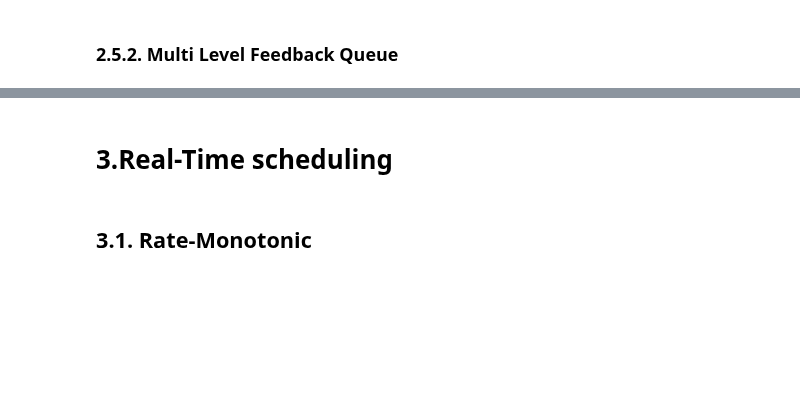
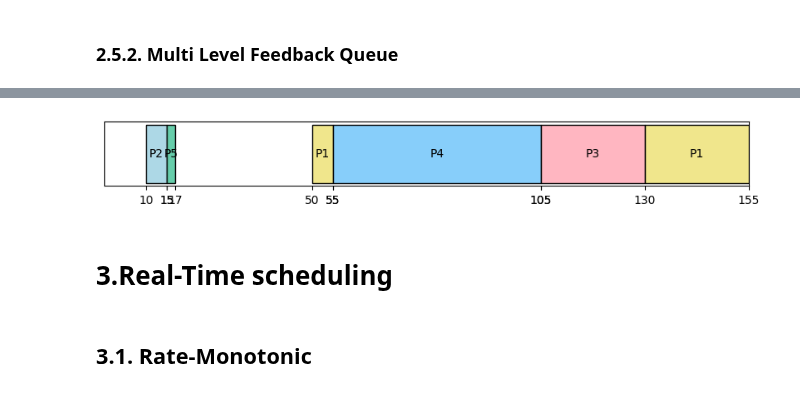
Before and after one commit to jiho264/2023os, a Jupyter notebook: homework01/homework01.ipynb, the cells around one changed output, grey strips where cells are left out. Drawn from its saved outputs; the diff is of its cells as text; code cells hidden in the pictures; blank space fills up the shorter version.

```diff
--- a/homework01/homework01.ipynb
+++ b/homework01/homework01.ipynb
@@ -853,0 +868,83 @@ ALL EXIT  GOOD JOB!!!
+# %%
+def Multi_level_queue(_list):
+    _order = []
+
+    _list = sorted(_list, key=lambda x: x['Priority'])
+    # 서로다른 priority 갯수 세기
+    _unique_priorities = set()
+    for process in _list:
+        _unique_priorities.add(process['Priority'])
+    # index 나중에 필요해서 list로 전환
+    _unique_priorities = list(_unique_priorities)
+    # create level empty queue
+    _level = []
+    for i in range(len(_unique_priorities)):
+        _level.append([])
+    # 동일 레벨 갯수대로 각각 level_queue 생성하기
+    for _target_priority in _unique_priorities:
+        for i in range(len(_list)):
+            if (_list[i]['Priority'] == _target_priority):
+                _level[_unique_priorities.index(
+                    _target_priority)].append(_list[i])
+    # create complete level queue
+    # print(_level)
+    #####################################################################
+    # 각자 레벨에서 각기 다른 방식으로 스케쥴링 된 것들이, 선점형 우선순위 스케쥴링 되어야함.
+    # each level scheduling
+    _level_complete = []
+    for i in range(len(_unique_priorities)):
+        if (i == 0):
+            _level_complete.append(Priority_RR(_level[i], False))
+        elif (i == 1):
+            _level_complete.append(RR(_level[i], False))
+        elif (i == 2):
+            _level_complete.append(Preemptive_SRJF(_level[i], False))
+        elif (i == 3):
+            _level_complete.append(Preemptive_SJF(_level[i], False))
+        elif (i == 4):
+            _level_complete.append(SJF(_level[i], False))
+        else:
+            _level_complete.append(FCFO(_level[i], False))
+    #####################################################################
+    # 우선순위 기반 큐 간 스케쥴링
+    for _now_time in range(_MAX_TIME_LENGTH_):
+        # 하위 우선순위부터 _now_time에 실행할 것을 갱신함.
+        # 제일 마지막에 갱신된 것이 가장 높은 우선순위 & 실행가능한 프로세스임.
+        _now_order = [-1, 1]
+        for _each_level in reversed(_level_complete):
+            # queue의 맨 앞이 뭐든 비었으면 pop
+            if (_each_level[0][1] == 0):
+                _each_level.pop(0)
+            # queue의 맨 앞이 프로세스고, 진행 가능하면 진행할 것임
+            if (_each_level[0][0] != _NON_PROCESS_):
+                _now_order[0] = _each_level[0][0]
+            # queue의 맨 앞이 non-process
+            else:
+                _each_level[0][1] -= 1
+        # _now_order가 프로세스일 경우 해당하는 것만 시간 줄여야함
+        # _now_order가 정해진 다음에 수행해야함.
+        if (_now_order[0] != _NON_PROCESS_):
+            for _each_level in _level_complete:
+                # 해당 프로세스 찾을 시
+                if (_now_order[0] == _each_level[0][0]):
+                    _each_level[0][1] -= 1
+
+        # 스케줄링 이후 시점
+        # 여기서 999 끊어내야함.
+        _end_flag = True
+        for _each_level in _level_complete:
+            if (_each_level[0][1] > _ALL_JOB_IS_DONE_):
+                _end_flag = False
+        if (_end_flag == True):
+            _order.append([_NON_PROCESS_, _ALL_JOB_IS_DONE_])
+            break
+        else:
+            _order.append(_now_order)
+    # order 압축
+    _order = order_zip(_order)
+    draw(_order, True)
+
+
+_list = copy.deepcopy(_DATA_)
+Multi_level_queue(_list)
+# %% [output]
@@ -854,3 +968,4 @@ ALL EXIT  GOOD JOB!!!
+[figure, added]
 # %% [markdown]
 # 3.Real-Time scheduling
 # %% [markdown]
```
Also changed, not shown: parts of 13 cells of this notebook, 1 other file.
